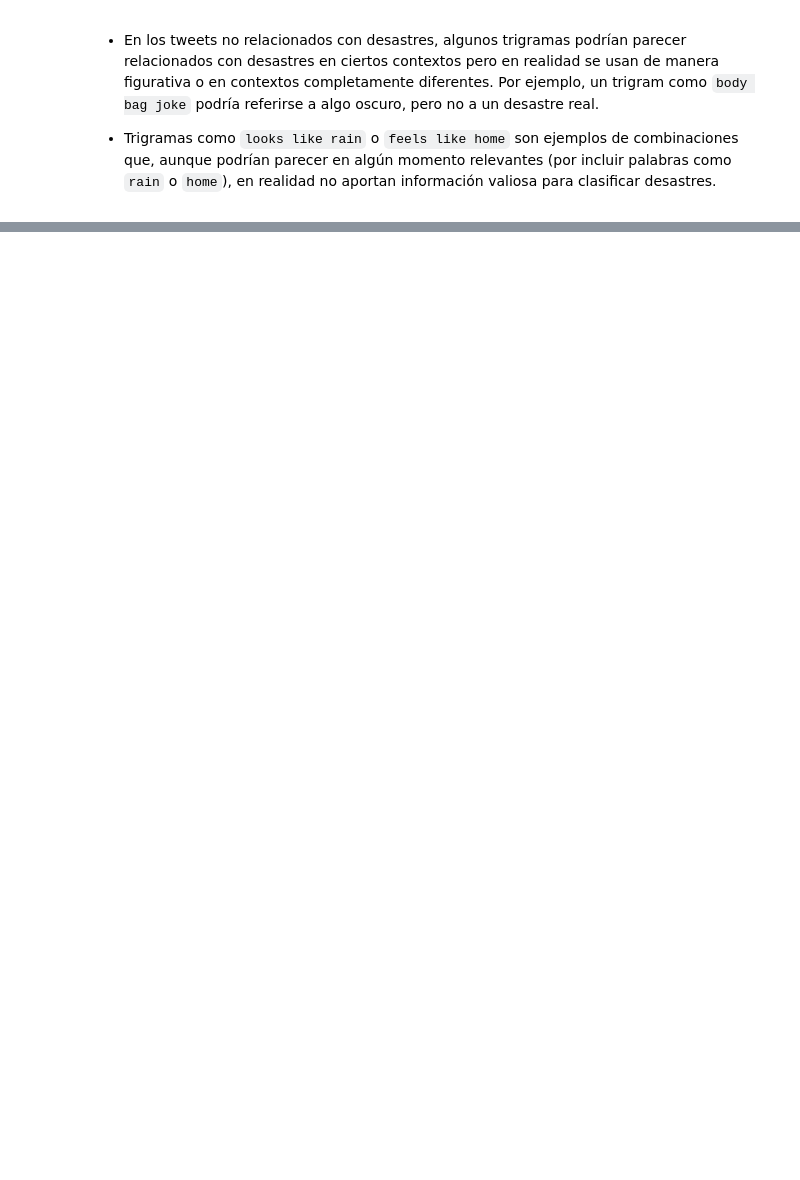
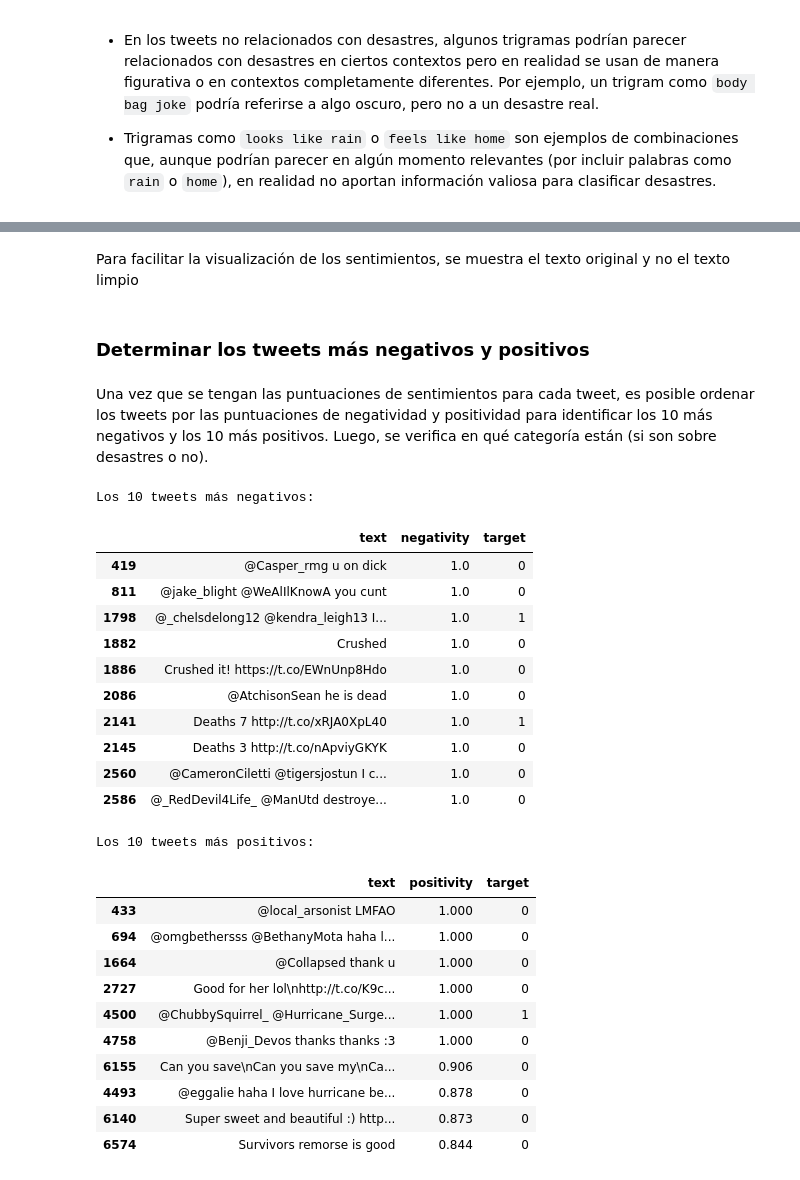
Before and after one commit to LeivaDiego/Lab6-DataScience, a Jupyter notebook: Lab6-ejercicio1.ipynb, the cells around one changed output, grey strips where cells are left out. Drawn from its saved outputs; the diff is of its cells as text; code cells hidden in the pictures; blank space fills up the shorter version.

Commit message:
Analisis de Sentimientos con texto limpio

```diff
--- a/Lab6-ejercicio1.ipynb
+++ b/Lab6-ejercicio1.ipynb
@@ -571,0 +580,17 @@ plot_bars_and_wordcloud(common_trigrams_non_disaster, trigram_wordcloud_non_disa
+# %%
+# Descargar el lexicon de VADER
+nltk.download('vader_lexicon')
+sia = SentimentIntensityAnalyzer()
+
+# Aplicar análisis de sentimientos en cada tweet
+train_df['sentiment'] = train_df['clean_text'].apply(lambda x: sia.polarity_scores(x))
+
+# Extraer puntajes de positivismo, negatividad y neutralidad
+train_df['negativity'] = train_df['sentiment'].apply(lambda x: x['neg'])
+train_df['positivity'] = train_df['sentiment'].apply(lambda x: x['pos'])
+train_df['neutrality'] = train_df['sentiment'].apply(lambda x: x['neu'])
+train_df['compound'] = train_df['sentiment'].apply(lambda x: x['compound'])
+
+# Mostrar los resultados
+print("\nResultados del análisis de sentimientos:")
+train_df[['text', 'negativity', 'positivity', 'neutrality', 'compound']].head()
@@ -571,0 +608,41 @@ plot_bars_and_wordcloud(common_trigrams_non_disaster, trigram_wordcloud_non_disa
+# %% [markdown]
+Para facilitar la visualización de los sentimientos, se muestra el texto original y no el texto limpio
+# %% [markdown]
+### Determinar los tweets más negativos y positivos
+# %% [markdown]
+Una vez que se tengan las puntuaciones de sentimientos para cada tweet, es posible ordenar los tweets por las puntuaciones de negatividad y positividad para identificar los 10 más negativos y los 10 más positivos. Luego, se verifica en qué categoría están (si son sobre desastres o no).
+# %%
+# Obtener los 10 tweets más negativos
+most_negative_tweets = train_df.nlargest(10, 'negativity')
+print("Los 10 tweets más negativos:")
+display(most_negative_tweets[['text', 'negativity', 'target']])
+
+# Obtener los 10 tweets más positivos
+most_positive_tweets = train_df.nlargest(10, 'positivity')
+print("Los 10 tweets más positivos:")
+display(most_positive_tweets[['text', 'positivity', 'target']])
+# %% [output]
+Los 10 tweets más negativos:
+|  | text | negativity | target |
+| 419 | @Casper_rmg u on dick | 1.0 | 0 |
+| 811 | @jake_blight @WeAlIlKnowA you cunt | 1.0 | 0 |
+| 1798 | @_chelsdelong12 @kendra_leigh13 I... | 1.0 | 1 |
+| 1882 | Crushed | 1.0 | 0 |
+| 1886 | Crushed it! https://t.co/EWnUnp8Hdo | 1.0 | 0 |
+| 2086 | @AtchisonSean he is dead | 1.0 | 0 |
+| 2141 | Deaths 7 http://t.co/xRJA0XpL40 | 1.0 | 1 |
+| 2145 | Deaths 3 http://t.co/nApviyGKYK | 1.0 | 0 |
+| 2560 | @CameronCiletti @tigersjostun I c... | 1.0 | 0 |
+| 2586 | @_RedDevil4Life_ @ManUtd destroye... | 1.0 | 0 |
+Los 10 tweets más positivos:
+|  | text | positivity | target |
+| 433 | @local_arsonist LMFAO | 1.000 | 0 |
+| 694 | @omgbethersss @BethanyMota haha l... | 1.000 | 0 |
+| 1664 | @Collapsed thank u | 1.000 | 0 |
+| 2727 | Good for her lol\nhttp://t.co/K9c... | 1.000 | 0 |
+| 4500 | @ChubbySquirrel_ @Hurricane_Surge... | 1.000 | 1 |
+| 4758 | @Benji_Devos thanks thanks :3 | 1.000 | 0 |
+| 6155 | Can you save\nCan you save my\nCa... | 0.906 | 0 |
+| 4493 | @eggalie haha I love hurricane be... | 0.878 | 0 |
+| 6140 | Super sweet and beautiful :) http... | 0.873 | 0 |
+| 6574 | Survivors remorse is good | 0.844 | 0 |
```
Also changed, not shown: parts of 13 cells of this notebook.
